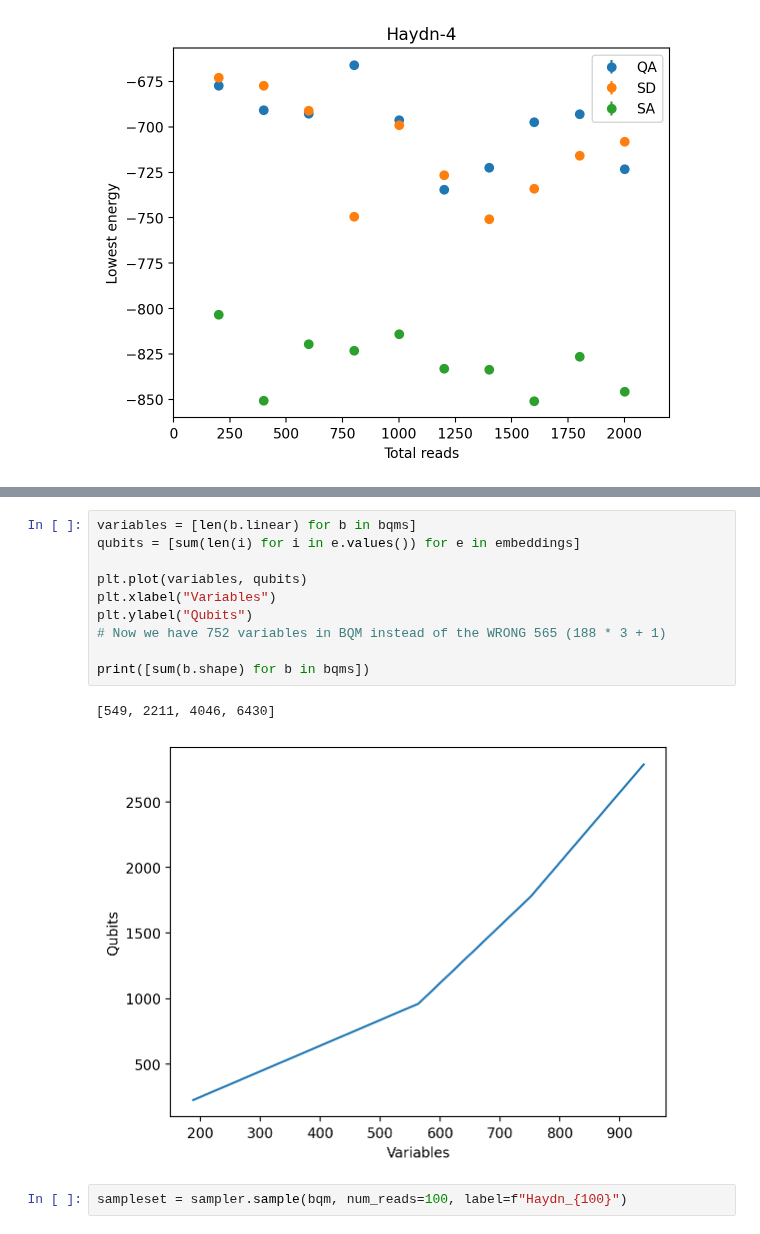
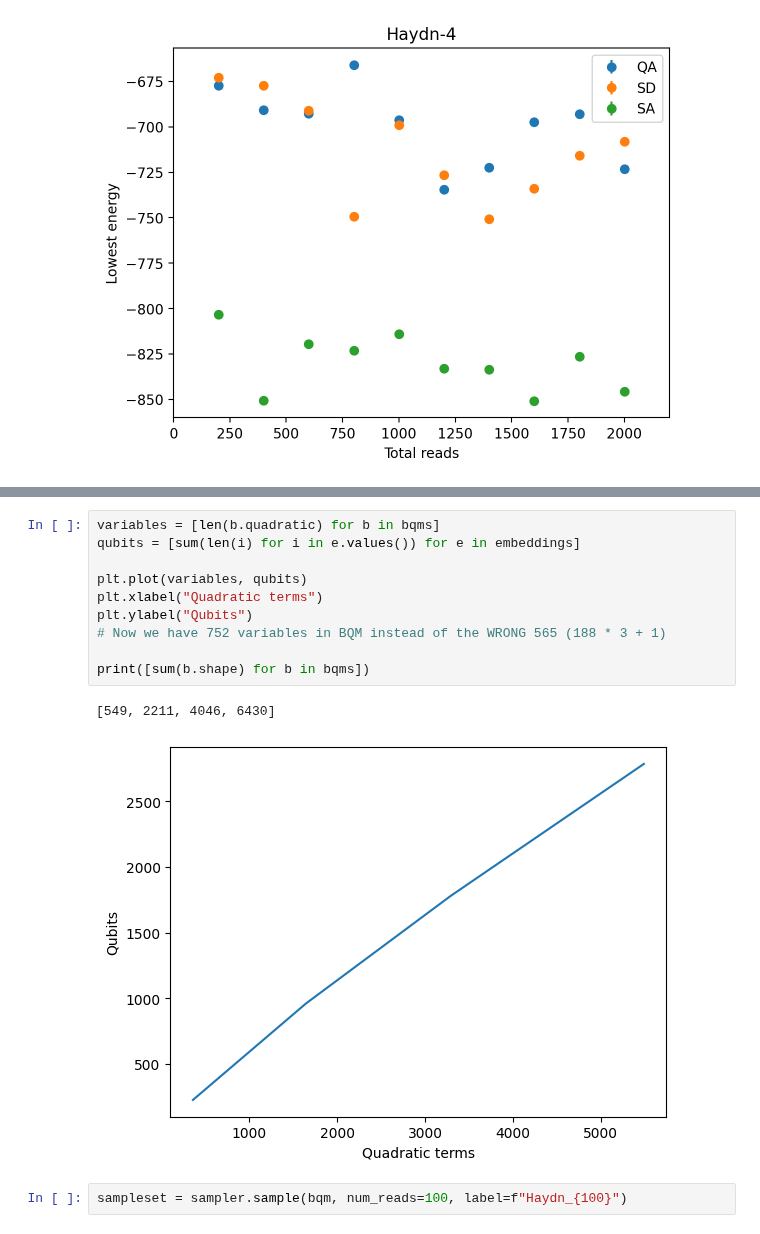
Before and after one commit to KirbyZX/PHYS4213, a Jupyter notebook: Code/Scaling.ipynb, the cells around one changed output, grey strips where cells are left out. Saved outputs shown, nothing was run; the diff lists cells and outputs as text.

```diff
--- a/Code/Scaling.ipynb
+++ b/Code/Scaling.ipynb
@@ -121,15 +125,15 @@ plotTimeVariables("qa-reads.csv", identifiers, 2000)
 # %%
-variables = [len(b.linear) for b in bqms]
+variables = [len(b.quadratic) for b in bqms]
 qubits = [sum(len(i) for i in e.values()) for e in embeddings]
 
 plt.plot(variables, qubits)
-plt.xlabel("Variables")
+plt.xlabel("Quadratic terms")
 plt.ylabel("Qubits")
 # Now we have 752 variables in BQM instead of the WRONG 565 (188 * 3 + 1)
 
 print([sum(b.shape) for b in bqms])
 # %% [output]
 [549, 2211, 4046, 6430]
-[figure, old version]
+[figure, new version]
 # %%
 sampleset = sampler.sample(bqm, num_reads=100, label=f"Haydn_{100}")
```
Also changed, not shown: parts of 2 cells of this notebook, 3 other files.
